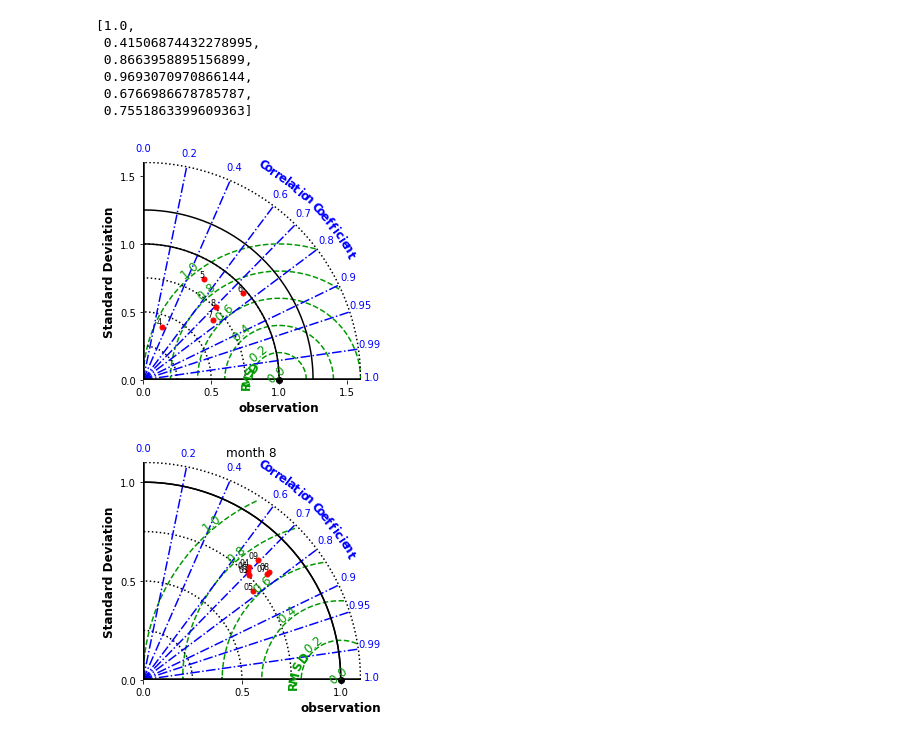
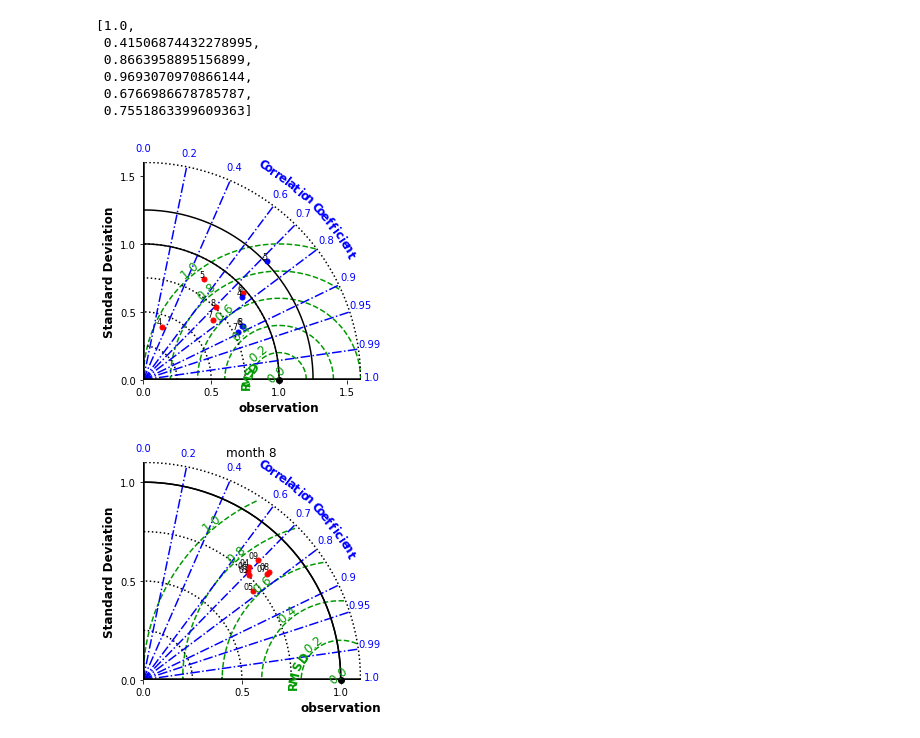
Before and after one commit to dozerlcl/MPAS_case_study, a Jupyter notebook: case_template/92-25km_vr_case_postprocess/visualization/check_cmorph_rcm/time_error/precip_time_taylor_combine.ipynb, the cells around one changed output. Drawn from its saved outputs; the diff is of its cells as text; code cells hidden in the pictures.

Commit message:
define new plot part

```diff
--- a/case_template/92-25km_vr_case_postprocess/visualization/check_cmorph_rcm/time_error/precip_time_taylor_combine.ipynb
+++ b/case_template/92-25km_vr_case_postprocess/visualization/check_cmorph_rcm/time_error/precip_time_taylor_combine.ipynb
@@ -141,35 +141,36 @@ for year_ind in year_select:
 # %%
 intervalsCOR = np.concatenate((np.arange(0,1.0,0.2), [0.7,0.9, 0.95, 0.99, 1]))
 label = ["obs","4","5","6","7","8"]
-ax = sm.taylor_diagram(np.array(sdev['VR']),np.array(crmsd['VR']),np.array(ccoef['VR']), markerLabel = label,
+# label = {'ERA-5': 'r', 'TRMM': 'b'}
+sm.taylor_diagram(np.array(sdev['VR']),np.array(crmsd['VR']),np.array(ccoef['VR']), markerLabel = label,
                     tickRMS = np.arange(0,1.2,0.2), tickRMSangle = 130,
                     # colRMS = 'm', styleRMS = ':', widthRMS = 2.0,
                     tickCOR = intervalsCOR,
                     tickSTD = np.arange(0,1.5,0.25), axismax = 1.6,
                     showlabelsSTD = 'on',
                     rmslabelformat = ':.1f',
                     styleOBS = '-',
                     colOBS = 'k',
                     markerobs = 'o',
                     titleOBS = 'observation')
 
-ax1 = sm.taylor_diagram(np.array(sdev['VR']),np.array(crmsd['VR']),np.array(ccoef['VR']), markerLabel = label,
+sm.taylor_diagram(np.array(sdev['RCM']),np.array(crmsd['RCM']),np.array(ccoef['RCM']), markerLabel = label,
                     tickRMS = np.arange(0,1.2,0.2), tickRMSangle = 130, markerColor = 'b',
                     # colRMS = 'm', styleRMS = ':', widthRMS = 2.0,
                     tickCOR = intervalsCOR,
                     tickSTD = np.arange(0,1.5,0.25), axismax = 1.6,
                     showlabelsSTD = 'on',
                     rmslabelformat = ':.1f',
                     styleOBS = '-',
                     colOBS = 'k',
                     markerobs = 'o',
                     titleOBS = 'observation',
-                    overlay = on)
+                    overlay = 'on')
 # plt.title("month "+month_ind)
 # plt.savefig("./output_pic/precip_check_timeseries/taylor/taylor_normalized_2003-2009_"+month_ind,dpi=300)
 # del(ax)
 # %% [output]
-[figure, old version]
+[figure, new version]
 # %%
 # >> taylor_diagram
 # 不是多个模型对同一时段的模拟，绘制taylor图只是说明下相关性
```
Also changed, not shown: 6 other files.
